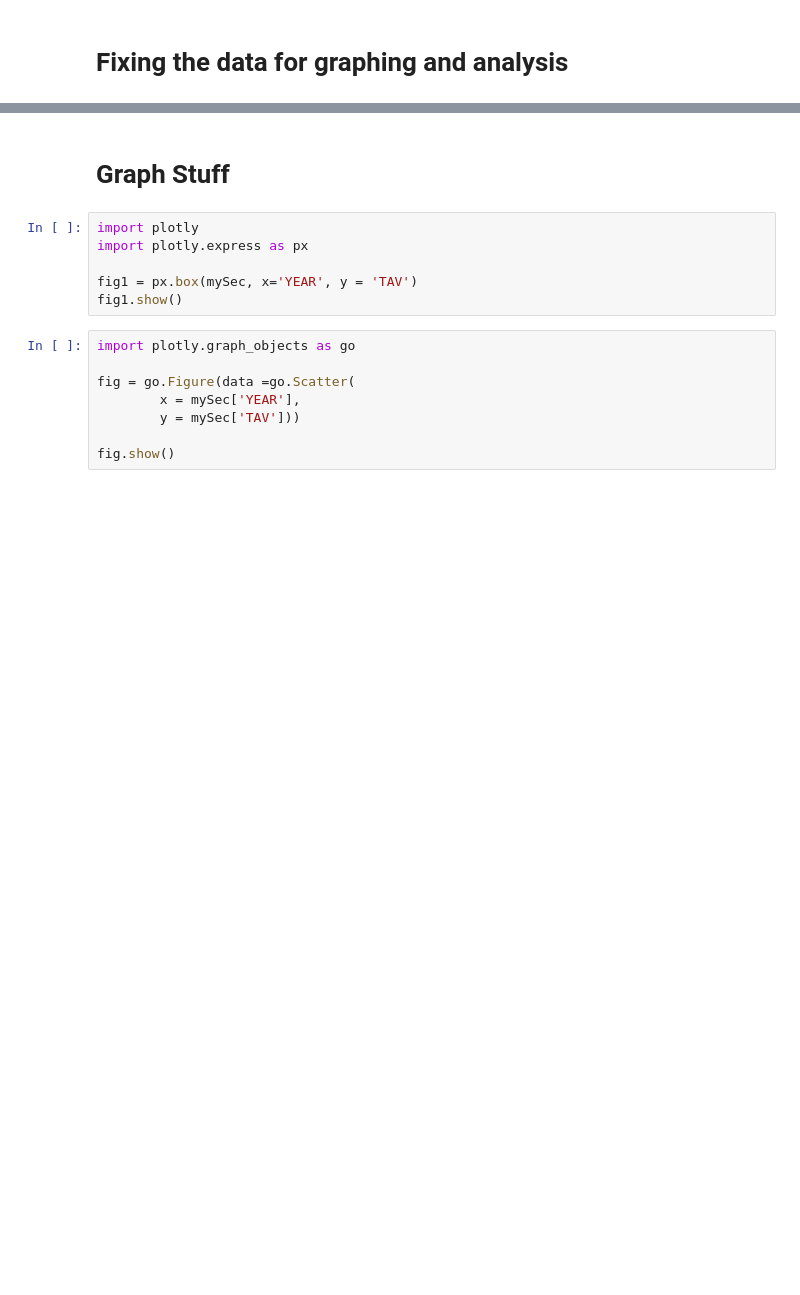
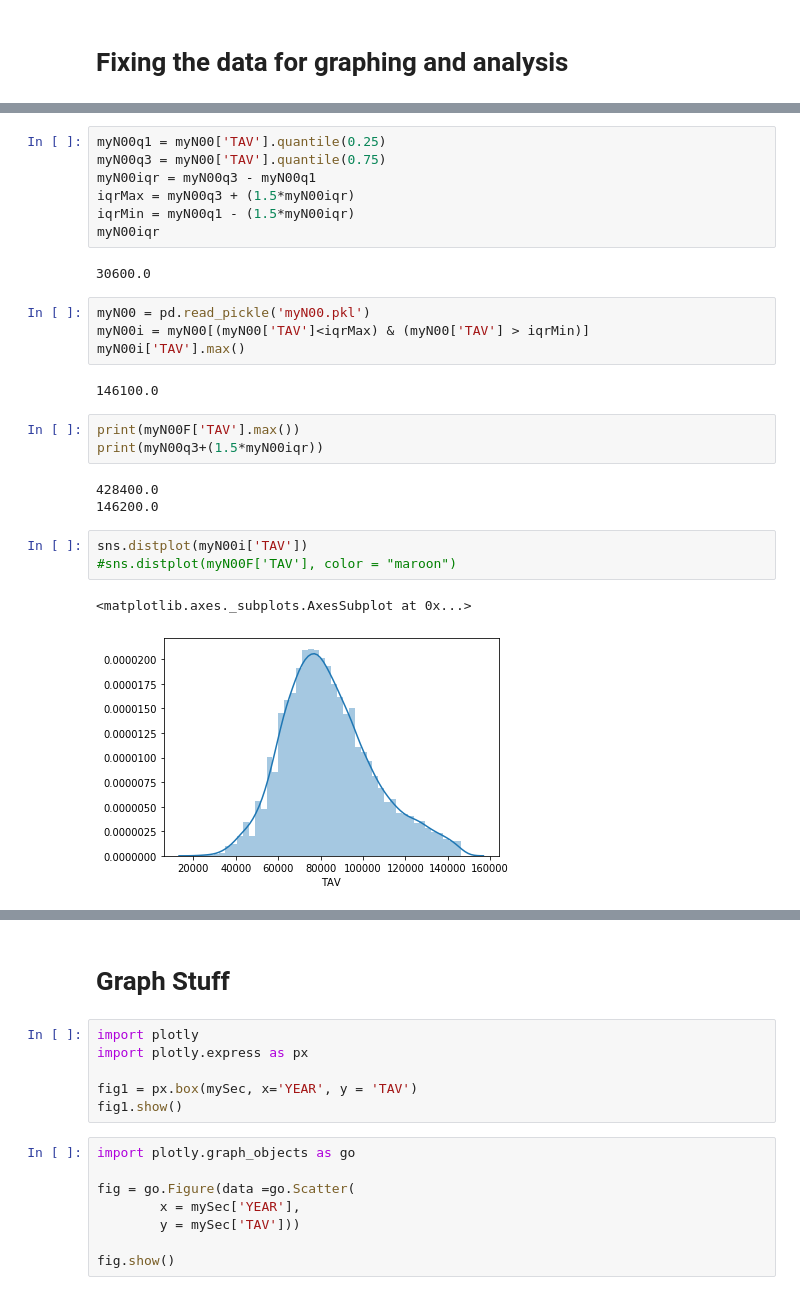
Before and after one commit to b-a-delight/Senior-Project, a Jupyter notebook: Data-Exploration.ipynb, the cells around one changed output, grey strips where cells are left out. Drawn from its saved outputs; the diff is of its cells as text; blank space fills up the shorter version.

```diff
--- a/Data-Exploration.ipynb
+++ b/Data-Exploration.ipynb
@@ -106,0 +196,27 @@ ax.scatter(df_yr_19['TAV'],df_yr_19['Sub'])
+# %%
+myN00q1 = myN00['TAV'].quantile(0.25)
+myN00q3 = myN00['TAV'].quantile(0.75)
+myN00iqr = myN00q3 - myN00q1
+iqrMax = myN00q3 + (1.5*myN00iqr)
+iqrMin = myN00q1 - (1.5*myN00iqr)
+myN00iqr
+# %% [output]
+30600.0
+# %%
+myN00 = pd.read_pickle('myN00.pkl')
+myN00i = myN00[(myN00['TAV']<iqrMax) & (myN00['TAV'] > iqrMin)]
+myN00i['TAV'].max()
+# %% [output]
+146100.0
+# %%
+print(myN00F['TAV'].max())
+print(myN00q3+(1.5*myN00iqr))
+# %% [output]
+428400.0
+146200.0
+# %%
+sns.distplot(myN00i['TAV'])
+#sns.distplot(myN00F['TAV'], color = "maroon")
+# %% [output]
+<matplotlib.axes._subplots.AxesSubplot at 0x...>
+[figure, added]
```
Also changed, not shown: parts of 29 cells of this notebook.
